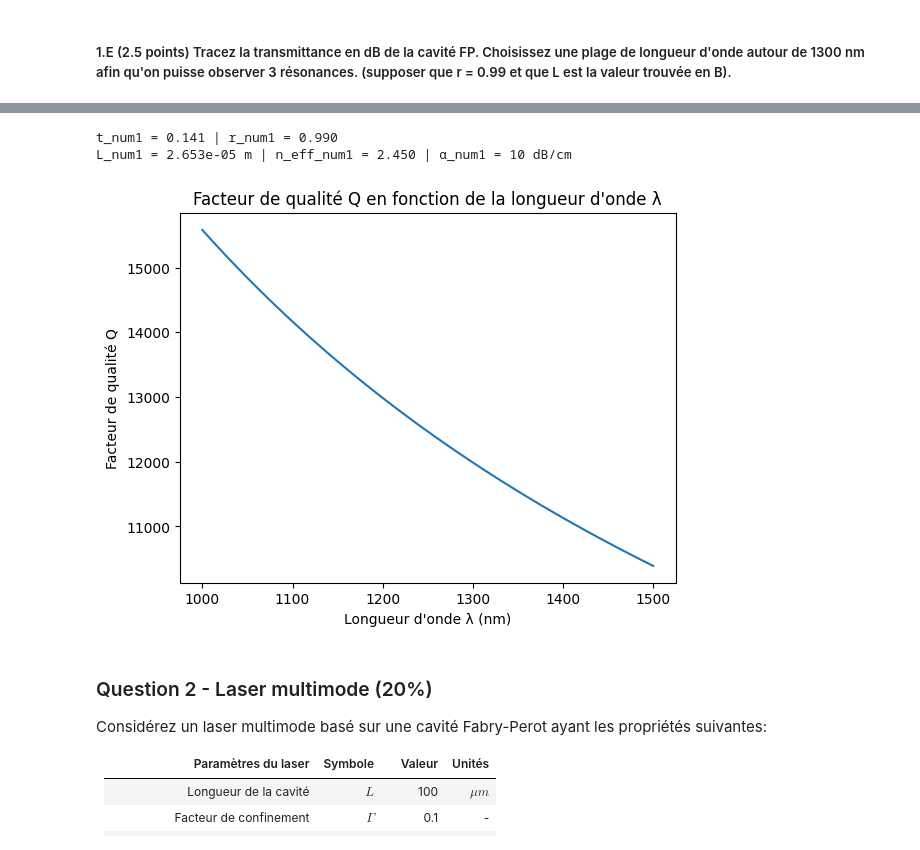
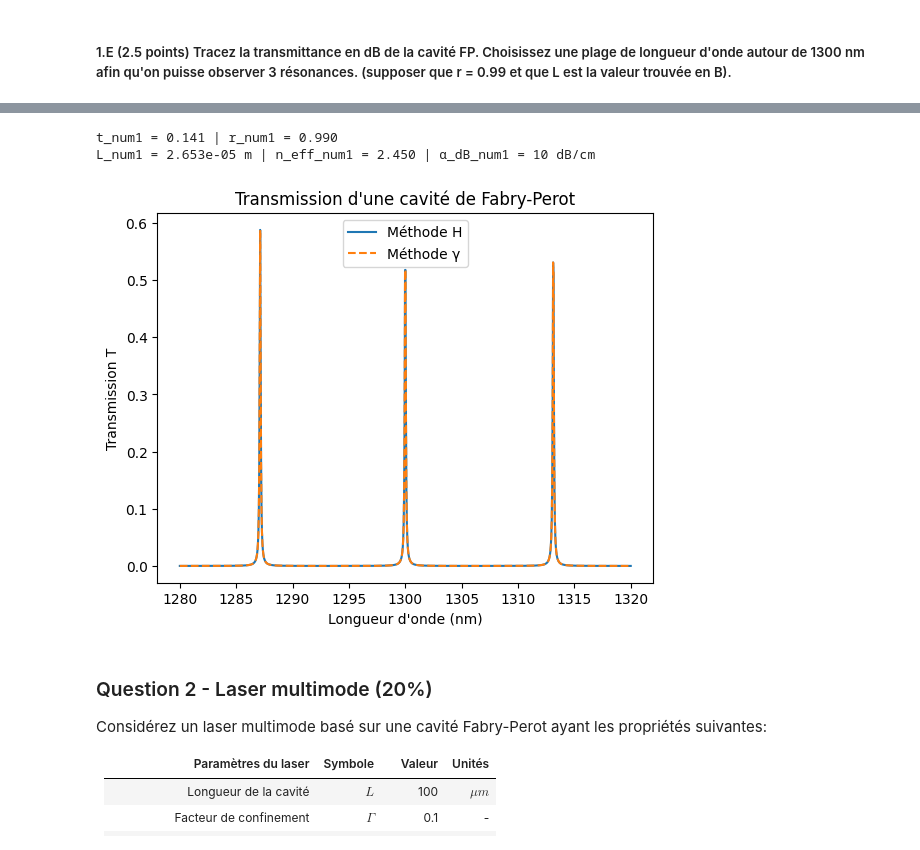
Before and after one commit to Belouse/Universit-Laval-Course, a Jupyter notebook: Ulaval Session 7 Automne 2025/Optoélectronique/Devoir 3/Devoir_3_opto_2025_ÉB.ipynb, the cells around one changed output, grey strips where cells are left out. Cells and saved outputs as stored; diff of their text form; code cells hidden in the pictures.

```diff
--- a/Ulaval Session 7 Automne 2025/Optoélectronique/Devoir 3/Devoir_3_opto_2025_ÉB.ipynb
+++ b/Ulaval Session 7 Automne 2025/Optoélectronique/Devoir 3/Devoir_3_opto_2025_ÉB.ipynb
@@ -336,7 +336,7 @@ $$
 $$
 # %%
 n_eff_num1 = 2.45
-α_num1 = 10  # en dB/cm
+α_dB_num1 = 10  # en dB/cm
 # %% [markdown]
 ##### 1.B (2.5 points) Vous devez aligner un laser émettant à 1300 nm directement sur la résonance $m=100$. Quelle doit être la longueur de la cavité $L$?
 # %%
@@ -479,24 +518,32 @@ def calculate_β(λ, n_eff, α, θ):
 # %%
-λ_num1 = np.linspace(1000e-9, 1500e-9, 1000)
+λ_num1 = np.linspace(1280e-9, 1320e-9, 1000)
 r_num1 = 0.99
 t_num1 = np.sqrt(1-r_num1**2)
 
 
+print(f"t_num1 = {t_num1:.3f} | r_num1 = {r_num1:.3f}")
+print(f"L_num1 = {L_num1:.3e} m | n_eff_num1 = {n_eff_num1:.3f} | α_dB_num1 = {α_dB_num1} dB/cm")
 
-print(f"t_num1 = {t_num1:.3f} | r_num1 = {r_num1:.3f}")
-print(f"L_num1 = {L_num1:.3e} m | n_eff_num1 = {n_eff_num1:.3f} | α_num1 = {α_num1} dB/cm")
+# Calcul de γ pour chaque λ
+γ_num1 = calculate_γ(λ_num1, n_eff_num1, α_dB_num1, 0)
+# Calcul de la fonction de transfert H
+H_num1 = calculate_FP_transfert_function(γ_num1, L_num1, r_num1, r_num1, t_num1, t_num1)
+# Calcul de la transmission T
+T_num1 = calculate_FP_transmission(H=H_num1)
 
+T_test_num_1 = calculate_FP_transmission(γ=γ_num1, L=L_num1, r_1=r_num1, r_2=r_num1, t_1=t_num1, t_2=t_num1)
 
-
-plt.plot(λ_num1*1e9, Q_num1)
-plt.xlabel("Longueur d'onde λ (nm)")
-plt.ylabel("Facteur de qualité Q")
-plt.title("Facteur de qualité Q en fonction de la longueur d'onde λ")
+plt.plot(λ_num1*1e9, T_num1, label="Méthode H")
+plt.plot(λ_num1*1e9, T_test_num_1, label="Méthode γ", linestyle='dashed')
+plt.xlabel("Longueur d'onde (nm)")
+plt.ylabel("Transmission T")
+plt.title("Transmission d'une cavité de Fabry-Perot")
+plt.legend()
 plt.show()
 # %% [output]
 t_num1 = 0.141 | r_num1 = 0.990
-L_num1 = 2.653e-05 m | n_eff_num1 = 2.450 | α_num1 = 10 dB/cm
+L_num1 = 2.653e-05 m | n_eff_num1 = 2.450 | α_dB_num1 = 10 dB/cm
-[figure, old version]
+[figure, new version]
 # %% [markdown]
 ### Question 2 - Laser multimode (20%)
 Considérez un laser multimode basé sur une cavité Fabry-Perot ayant les propriétés suivantes:
```
Also changed, not shown: parts of 4 cells of this notebook.
